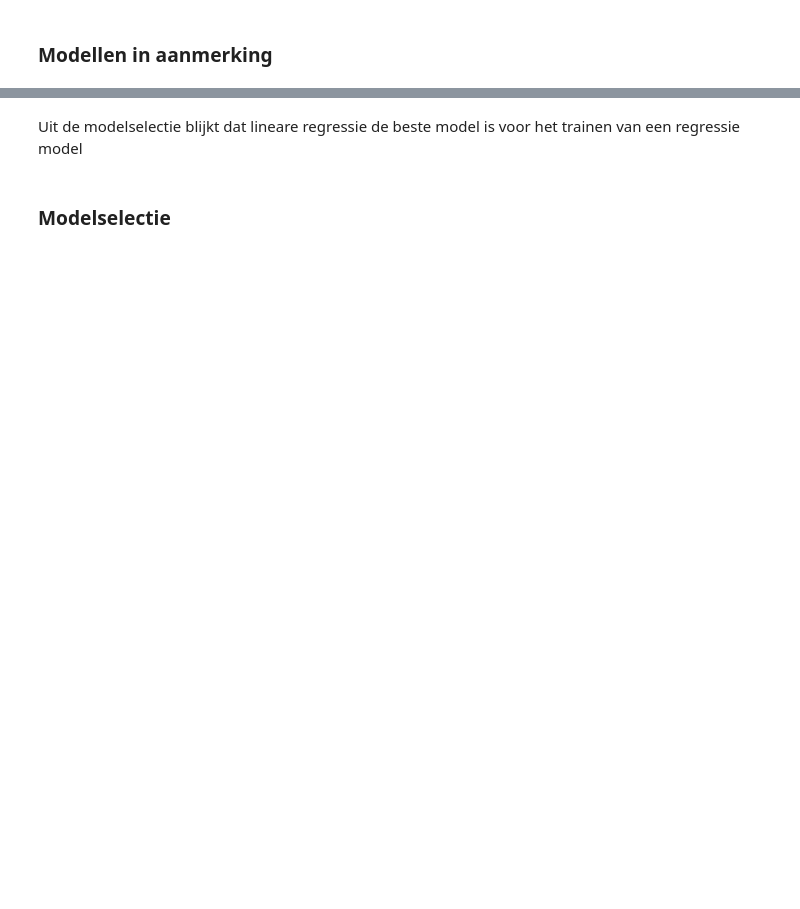
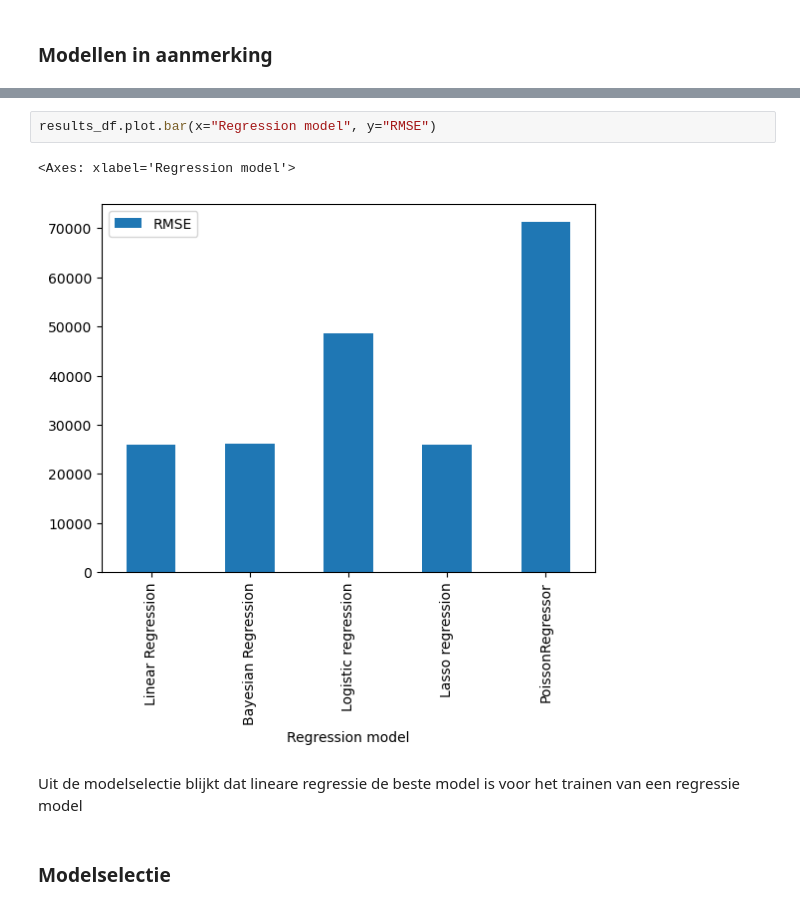
Before and after one commit to geoduin/HousePricePredictor, a Jupyter notebook: data_science_challenge.ipynb, the cells around one changed output, grey strips where cells are left out. Drawn from its saved outputs; the diff is of its cells as text; blank space fills up the shorter version.

```diff
--- a/data_science_challenge.ipynb
+++ b/data_science_challenge.ipynb
@@ -823,3 +806,8 @@ Returning the number of logical cores instead. You can silence this warning by s
+# %%
+results_df.plot.bar(x="Regression model", y="RMSE")
+# %% [output]
+<Axes: xlabel='Regression model'>
+[figure, added]
 # %% [markdown]
 Uit de modelselectie blijkt dat lineare regressie de beste model is voor het trainen van een regressie model
 # %% [markdown]
```
Also changed, not shown: parts of 9 cells of this notebook.
